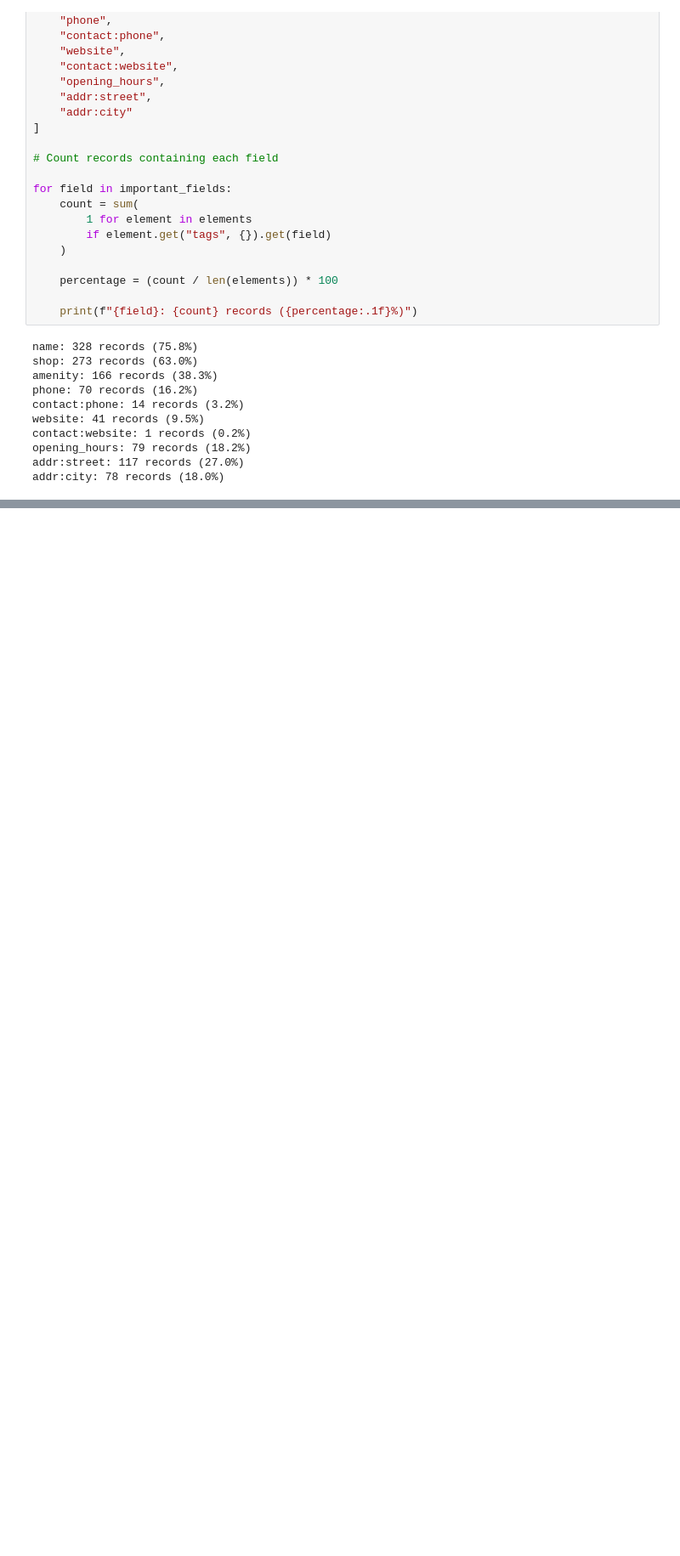
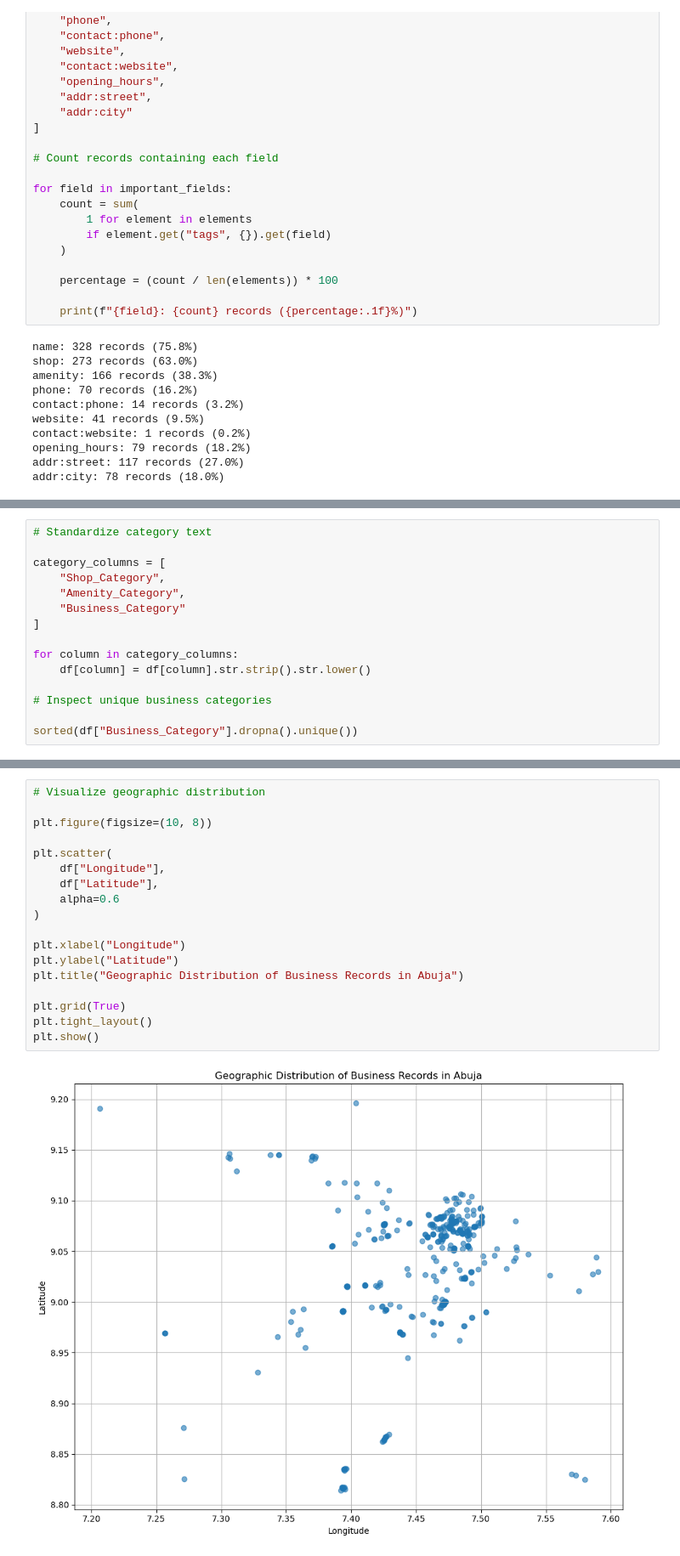
Before and after one commit to Titilayo19/Global-Retail-Outlet-Mapping-Intelligence, a Jupyter notebook: Global Retail Outlet Mapping & Intelligence.ipynb, the cells around one changed output, grey strips where cells are left out. Shown at 85% size. Drawn from its saved outputs; the diff is of its cells as text; blank space fills up the shorter version.

```diff
--- a/Global Retail Outlet Mapping & Intelligence.ipynb
+++ b/Global Retail Outlet Mapping & Intelligence.ipynb
@@ -232,0 +684,15 @@ addr:city: 78 records (18.0%)
+# %%
+# Standardize category text
+
+category_columns = [
+    "Shop_Category",
+    "Amenity_Category",
+    "Business_Category"
+]
+
+for column in category_columns:
+    df[column] = df[column].str.strip().str.lower()
+
+# Inspect unique business categories
+
+sorted(df["Business_Category"].dropna().unique())
@@ -232,0 +1095,20 @@ addr:city: 78 records (18.0%)
+# %%
+# Visualize geographic distribution
+
+plt.figure(figsize=(10, 8))
+
+plt.scatter(
+    df["Longitude"],
+    df["Latitude"],
+    alpha=0.6
+)
+
+plt.xlabel("Longitude")
+plt.ylabel("Latitude")
+plt.title("Geographic Distribution of Business Records in Abuja")
+
+plt.grid(True)
+plt.tight_layout()
+plt.show()
+# %% [output]
+[figure, added]
```
Also changed, not shown: parts of 81 cells of this notebook, 3 other files.
